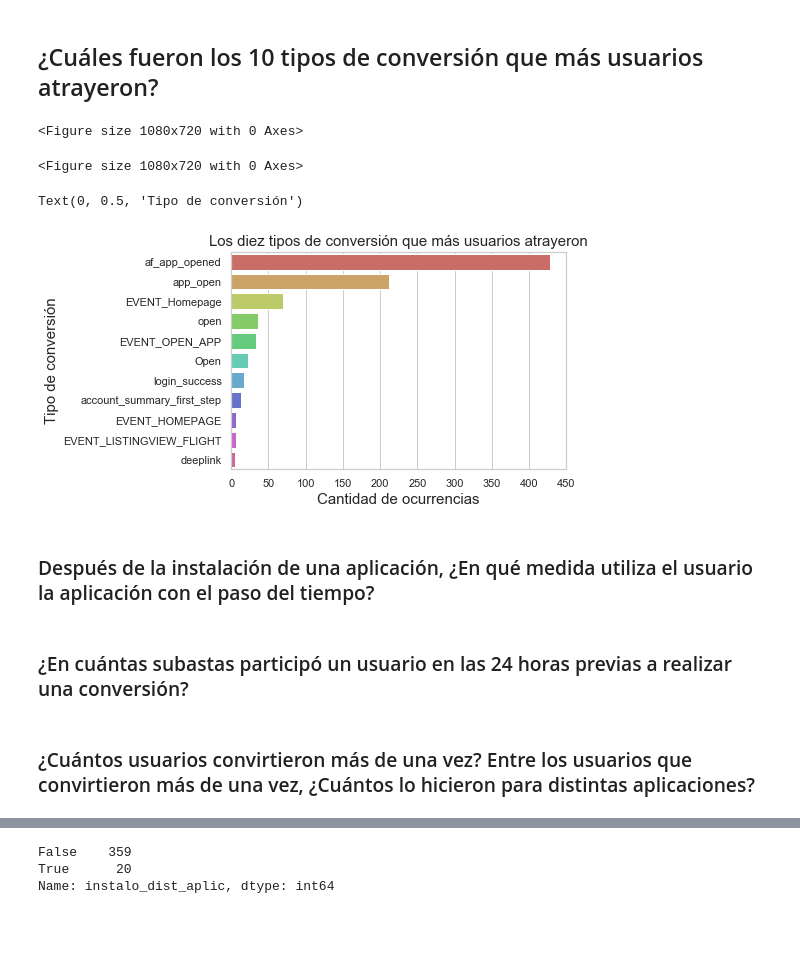
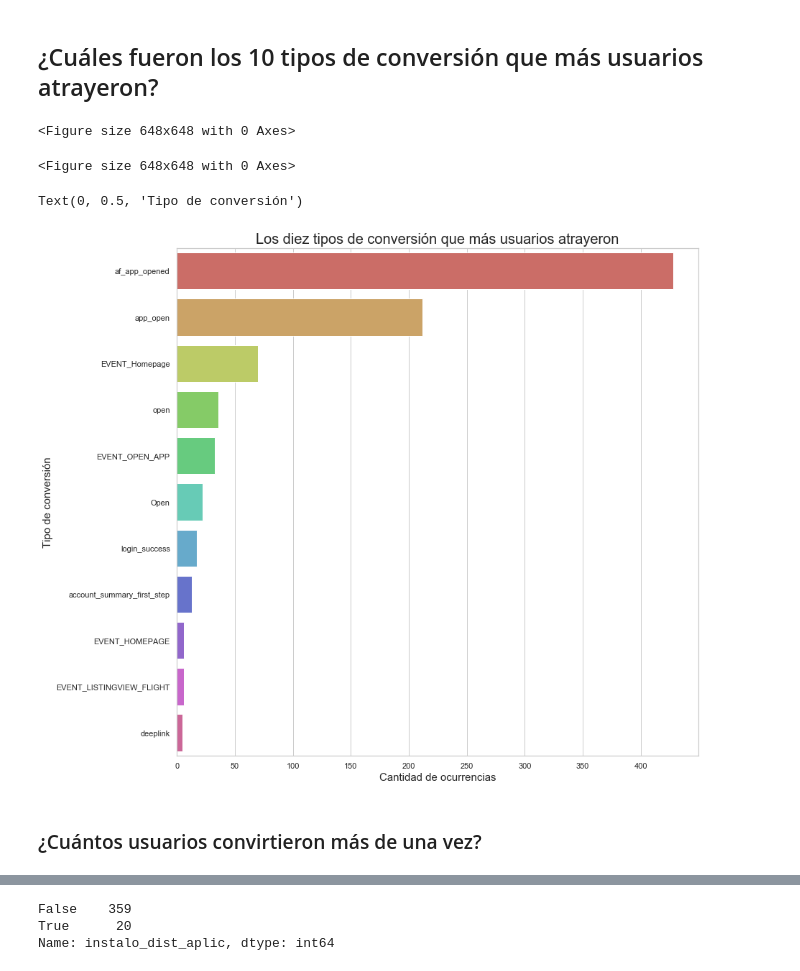
Before and after one commit to AlejandroKler/Datanesa, a Jupyter notebook: Analisis_usuarios_conversores.ipynb, the cells around one changed output, grey strips where cells are left out. Cells and saved outputs as stored; diff of their text form; code cells hidden in the pictures; blank space fills up the shorter version.

```diff
--- a/Analisis_usuarios_conversores.ipynb
+++ b/Analisis_usuarios_conversores.ipynb
@@ -70,6 +70,8 @@ agrup_tipos_evento = agrup_tipos_evento.sort_values(by = 'cant', ascending = Fal
 # %%
 agrup_tipos_evento_top20 = agrup_tipos_evento.head(20).reset_index()
 # %%
+plt.rcParams['figure.figsize'] = (13, 13)
+
 graph = sns.barplot(x= agrup_tipos_evento_top20['cant'], y = agrup_tipos_evento_top20['kind'], orient='h', palette="hls")
 graph.set_title("Los 20 tipos de evento con más ocurrencias entre los usuarios que convirtieron", fontsize = 20)
 graph.set_xlabel("Cantidad de ocurrencias", fontsize = 15)  #fontdict = font para cambiar la fuente
@@ -94,26 +96,22 @@ kinds_group_ordered = kinds_group.sort_values(by = 'cant', ascending = False).re
 import seaborn as sns
 from matplotlib import pyplot as plt
 
-plt.figure(figsize=(15,10))
+plt.figure(figsize=(9,9))
 # %% [output]
-<Figure size 1080x720 with 0 Axes>
+<Figure size 648x648 with 0 Axes>
-<Figure size 1080x720 with 0 Axes>
+<Figure size 648x648 with 0 Axes>
 # %%
 kinds_group_ordered['kind'] = kinds_group_ordered['kind'].astype(str)
 # %%
 plot = sns.barplot(x= kinds_group_ordered['cant'], y = kinds_group_ordered['kind'], orient='h', palette="hls")
-plot.set_title("Los diez tipos de conversión que más usuarios atrayeron", fontsize=15)
+plot.set_title("Los diez tipos de conversión que más usuarios atrayeron", fontsize=20)
 plot.set_xlabel("Cantidad de ocurrencias", fontsize=15)
 plot.set_ylabel("Tipo de conversión", fontsize = 15)
 # %% [output]
 Text(0, 0.5, 'Tipo de conversión')
-[figure, old version]
+[figure, new version]
-# %% [markdown]
-### Después de la instalación de una aplicación, ¿En qué medida utiliza el usuario la aplicación con el paso del tiempo?
-# %% [markdown]
-### ¿En cuántas subastas participó un usuario en las 24 horas previas a realizar una conversión?
 # %% [markdown]
-### ¿Cuántos usuarios convirtieron más de una vez? Entre los usuarios que convirtieron más de una vez, ¿Cuántos lo hicieron para distintas aplicaciones?
+### ¿Cuántos usuarios convirtieron más de una vez?
 # %%
 installs['cant_instal'] = 1
 group_cant_instal = installs.groupby('ref_hash').agg({'cant_instal':'count'}).reset_index().copy()
```
Also changed, not shown: parts of 6 cells of this notebook.
